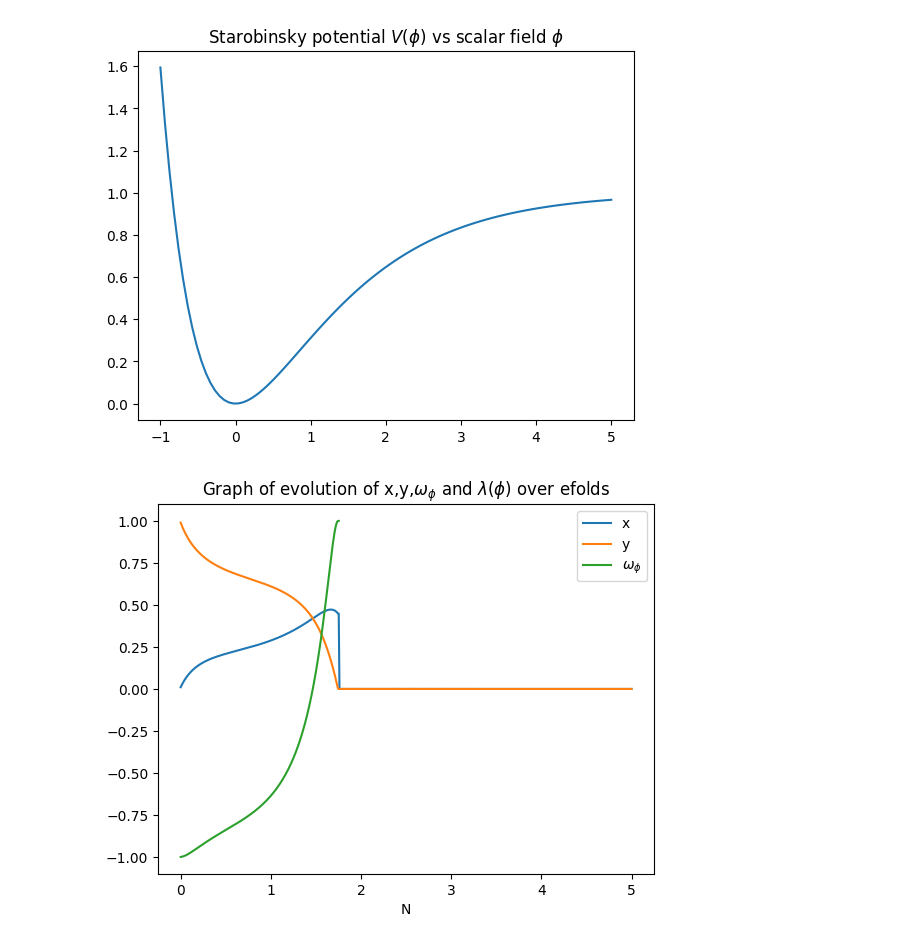
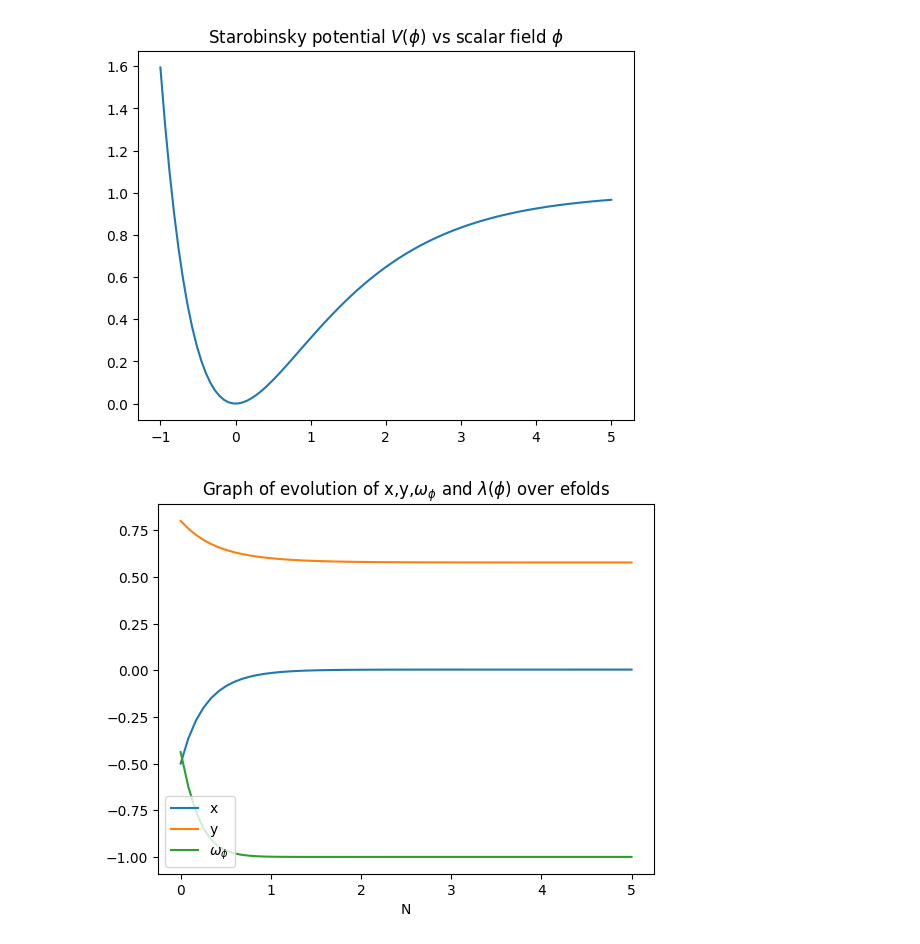
Before and after one commit to up2107120/Dynamical-systems-of-DE, a Jupyter notebook: test_code.ipynb, the cells around one changed output. Saved outputs shown, nothing was run; the diff lists cells and outputs as text; code cells hidden in the pictures.

```diff
--- a/test_code.ipynb
+++ b/test_code.ipynb
@@ -40,41 +40,41 @@ plt.title('Starobinsky potential $V(\phi)$ vs scalar field $\phi$')
 Text(0.5, 1.0, 'Starobinsky potential $V(\\phi)$ vs scalar field $\\phi$')
 [figure]
 # %%
-wb = 0  # dust
+wb = -1/3  # dust
 
 def Gamma(lam):
-    return 1-0.5*((lam+2*np.sqrt(2/3))/lam)  #1.0 - 0.5*((lam + 1.63299316185545)/lam)
+    return 1.0 - 0.5*((lam + (2/3)**0.5)/lam)**1.0  #1.0 - 0.5*((lam + 1.63299316185545)/lam)
                                              #1-0.5*((lam+2*np.sqrt(2/3))/lam)
 def system(X,N):
     x, y, lam = X
     dx = (-3*x+ np.sqrt(3/2)*lam*y**2+1.5*x*((1-wb)*(x**2-y**2)+(1+wb)*(1-x**2-y**2)))  #shows how the kinetic energy density fraction grows over e folds
     dy = (-np.sqrt(3/2)*x*y*lam+ 1.5*y*((1-wb)*(x**2-y**2)+(1+wb)*(1-x**2-y**2)))  #shows how the potential energy density fraction grows over e folds
     dlam = -np.sqrt(6)*x*lam**2*(Gamma(lam)-1)  #shows the potnetial gradient change over e folds
     return [dx, dy, dlam]
 
 # Initial conditions
-X0 = [0.01, 0.99, 1]  #initial conditions for inflation, at inflation x<<y and y approaches 1, potential dominated.
-N_span = np.linspace(0, 5, 600)# inflation lasted approx 60 efolds
+X0 = [-0.5,0.8,0.03]  #initial conditions for inflation, at inflation x<<y and y approaches 1, potential dominated.
+N_span = np.linspace(0, 5, 60)# inflation lasted approx 60 efolds
 #   early time inflation slow roll [0.01, 0.99, 0.01-1], wb=0, N=0-5
 #   early time post inflation radiation dom time [0.05, 0.95, 1-3], wb=1/3, N=0-5
 #   late time tracking [0.1, 0.1, 1-5], wb=0, N=0-60 or 100
 #   late time tracking and scaling and DE [0.01, 0.01, 0.5] lambda dominated universe, wb = -1, N=0-60 or 100
 
 sol = odeint(system, X0, N_span)
 x = sol[:,0]
 y = sol[:,1]
 lam = sol[:,2]
-w = (x**2 - y**2) / (x**2 + y**2)
+w = (x**2 - y**2) / ((x**2 + y**2)+1e-18) #to avoid exploding to infinity, signals a singularity
 plt.plot(N_span,x, label='x')
 plt.plot(N_span, y, label='y')
 #plt.plot(N_span, lam, label='$\lambda$')
 plt.plot(N_span, w, label='$\omega_\phi$')
 plt.title(rf"Graph of evolution of x,y,$\omega_\phi$ and $\lambda(\phi)$ over efolds")
 plt.legend()
 plt.xlabel("N")
 plt.show()
 # %% [output]
-[figure, old version]
+[figure, new version]
 # %%
 #  generating dynamical system phase portraits
 import numpy as np
```
Also changed, not shown: parts of 2 cells of this notebook, 1 other file.
